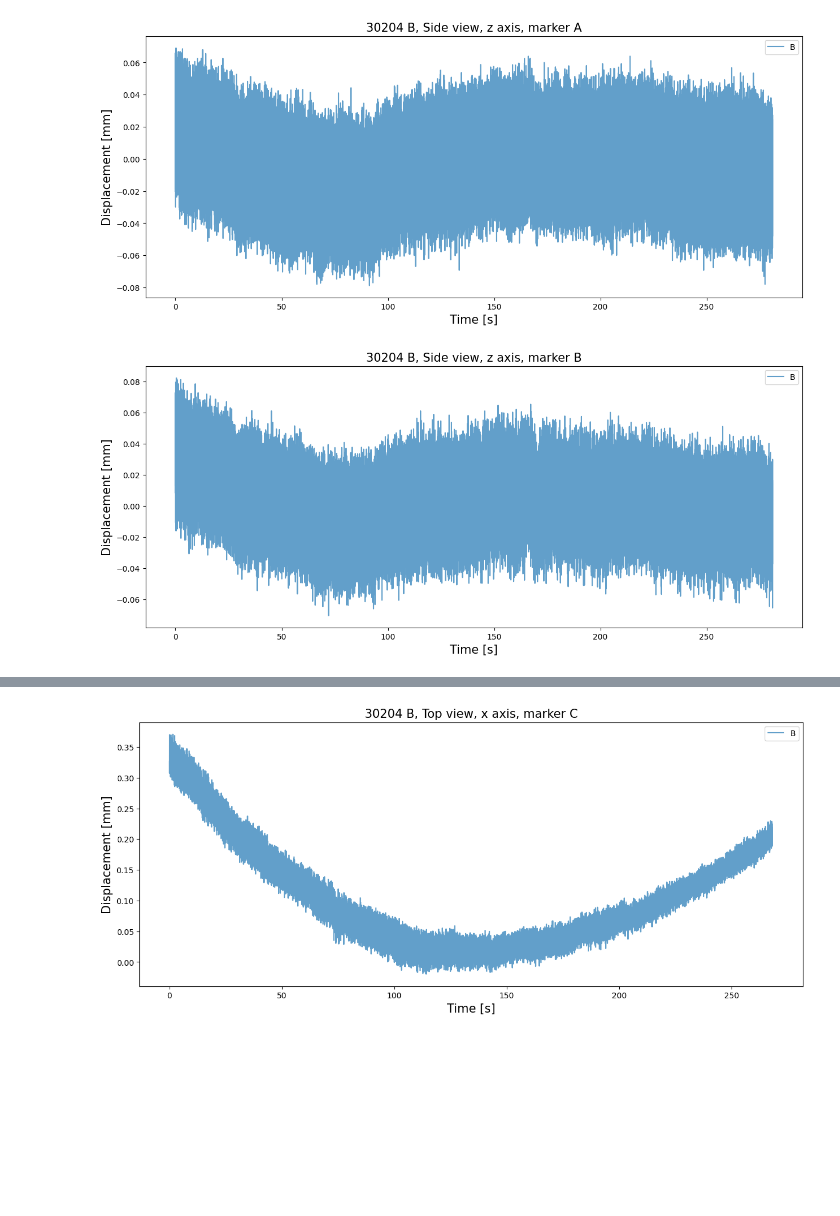
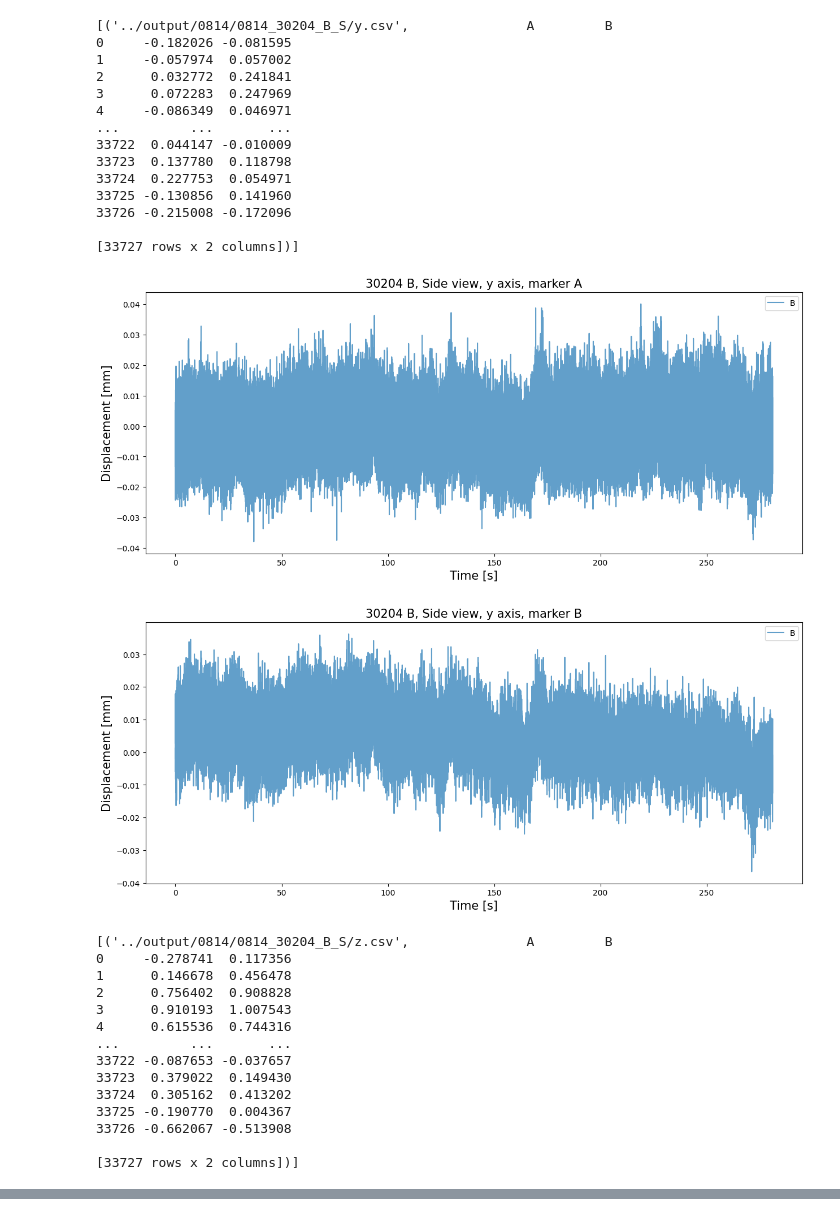
Before and after one commit to RTES-Lab/2024-proj-xtwice, a Jupyter notebook: MDPS-vis-master/painter/graphs.ipynb, the cells around one changed output, grey strips where cells are left out. Drawn from its saved outputs; the diff is of its cells as text; code cells hidden in the pictures; blank space fills up the shorter version.

```diff
--- a/MDPS-vis-master/painter/graphs.ipynb
+++ b/MDPS-vis-master/painter/graphs.ipynb
@@ -6,6 +43,16 @@ from funs import *
 target_dir = '../output/0814'
 ######################################
 
+# example)
+# dir_list = get_dir_list(target_dir, target_fault_type='B')
+# dir_list = get_dir_list(target_dir, target_view='T')
+# dir_list = get_dir_list(target_dir, target_fault_type='B', target_view='F')
+
 dir_list = get_dir_list(target_dir, target_fault_type='B')
-draw_single_graphs(dir_list, ['x.csv', 'z.csv'])
+
+# example)
+# draw_single_graphs(dir_list, ['x.csv', 'z.csv'])
+# draw_single_graphs(dir_list, ['a.csv']) ------------> 잘못된 csv 파일, ValueError
+
+compare_graphs(dir_list)
 # %% [output]
@@ -14,4 +89,32 @@ draw_single_graphs(dir_list, ['x.csv', 'z.csv'])
 [figure]
 [figure]
+[('../output/0814/0814_30204_B_S/y.csv',               A         B
+0     -0.182026 -0.081595
+1     -0.057974  0.057002
+2      0.032772  0.241841
+3      0.072283  0.247969
+4     -0.086349  0.046971
+...         ...       ...
+33722  0.044147 -0.010009
+33723  0.137780  0.118798
+33724  0.227753  0.054971
+33725 -0.130856  0.141960
+33726 -0.215008 -0.172096
+
+[33727 rows x 2 columns])]
-[figure, old version]
+[figure, new version]
-[figure, old version]
+[figure, new version]
+[('../output/0814/0814_30204_B_S/z.csv',               A         B
+0     -0.278741  0.117356
+1      0.146678  0.456478
+2      0.756402  0.908828
+3      0.910193  1.007543
+4      0.615536  0.744316
+...         ...       ...
+33722 -0.087653 -0.037657
+33723  0.379022  0.149430
+33724  0.305162  0.413202
+33725 -0.190770  0.004367
+33726 -0.662067 -0.513908
+
+[33727 rows x 2 columns])]
@@ -20 +122,0 @@ draw_single_graphs(dir_list, ['x.csv', 'z.csv'])
-[figure, removed]
```
Also changed, not shown: parts of 2 cells of this notebook.
